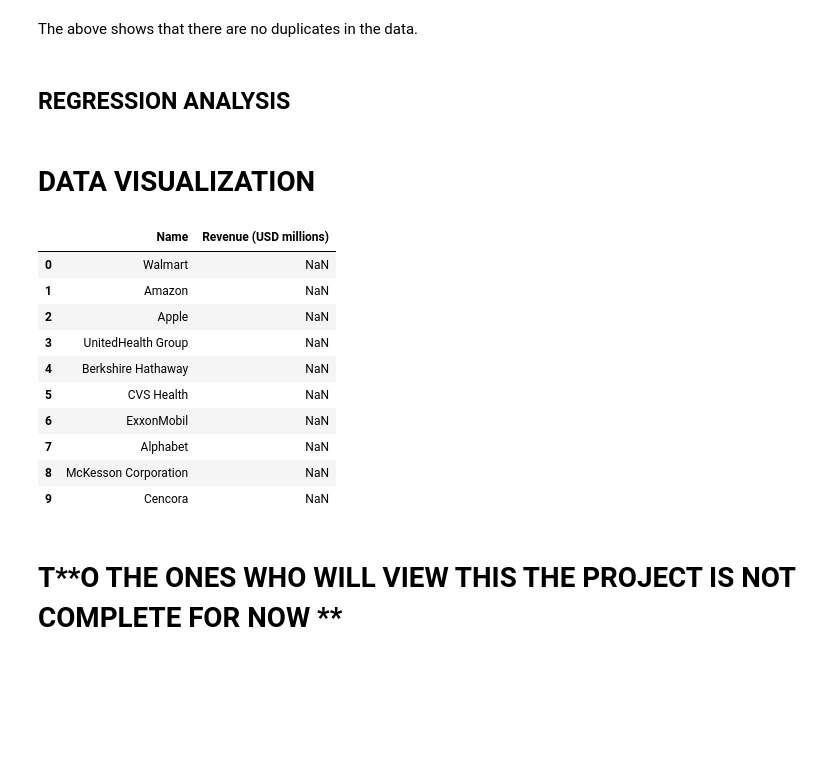
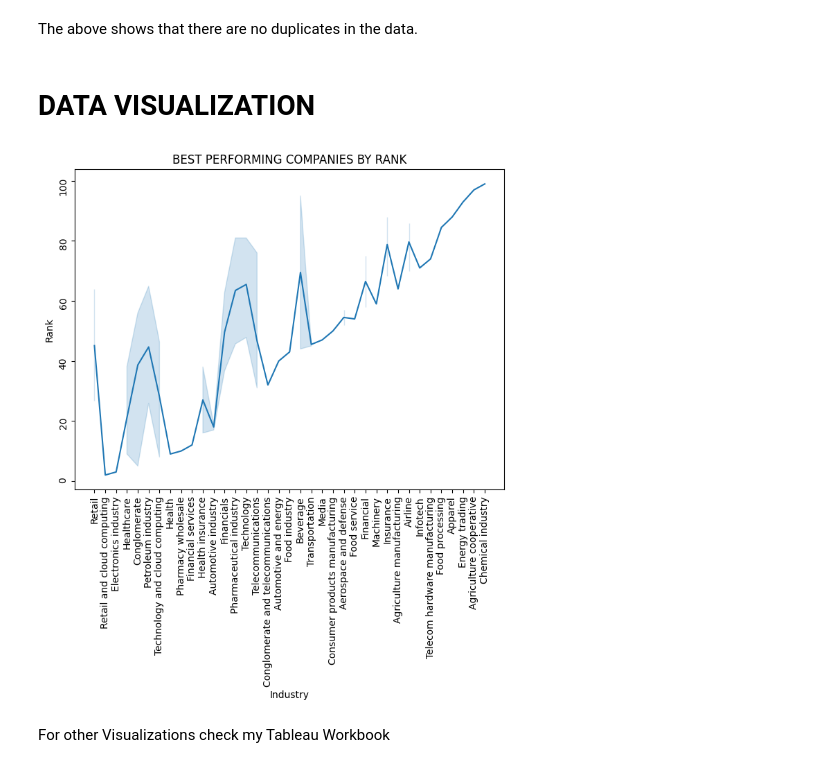
Before and after one commit to GDIAMEL/WIKIPEDIA-SCRAPPED-DATA-, a Jupyter notebook: SAMUEL_EMMANUEL_KIMARO.ipynb, the cells around one changed output. Drawn from its saved outputs; the diff is of its cells as text; code cells hidden in the pictures; blank space fills up the shorter version.

```diff
--- a/SAMUEL_EMMANUEL_KIMARO.ipynb
+++ b/SAMUEL_EMMANUEL_KIMARO.ipynb
@@ -20,7 +23,7 @@ import seaborn as sns
 # %% [markdown]
 # **LOADING THE DATA**
 # %%
-df = pd.read_csv('/content/USA_COMPANIES_PERFORMANCE_BY_REVENUE (1).CSV')
+df = pd.read_csv('/content/USA_COMPANIES_PERFORMANCE_BY_REVENUE.CSV')
 # %% [markdown]
 ## **EXPLORING THE DATA**
 # %%
@@ -124,5 +127,3 @@ df.duplicated().sum()
 0
 # %% [markdown]
 The above shows that there are no duplicates in the data.
-# %% [markdown]
-## **REGRESSION ANALYSIS**
@@ -134,24 +130,15 @@ from sklearn.metrics import mean_squared_error, r2_score
 # %% [markdown]
 # **DATA VISUALIZATION**
-# %%
-# Convert 'Revenue (USD millions)' to numeric, ignoring errors
-df['Revenue (USD millions)'] = pd.to_numeric(df['Revenue (USD millions)'], errors='coerce')
-
-# Now find the top 10 companies by revenue
-top10_companies = df.nlargest(10, 'Revenue (USD millions)')[["Name", "Revenue (USD millions)"]]
-
-top10_companies
-# %% [output]
-|  | Name | Revenue (USD millions) |
-| 0 | Walmart | NaN |
-| 1 | Amazon | NaN |
-| 2 | Apple | NaN |
-| 3 | UnitedHealth Group | NaN |
-| 4 | Berkshire Hathaway | NaN |
-| 5 | CVS Health | NaN |
-| 6 | ExxonMobil | NaN |
-| 7 | Alphabet | NaN |
-| 8 | McKesson Corporation | NaN |
-| 9 | Cencora | NaN |
-# %% [markdown]
-# T**O THE ONES WHO WILL VIEW THIS THE PROJECT IS NOT COMPLETE FOR NOW **
+# %%
+plt.figure(figsize=(8,6))
+sns.lineplot(x = df['Industry'], y = df['Rank'], data = df)
+plt.title('BEST PERFORMING COMPANIES BY RANK')
+plt.xlabel('Industry')
+plt.ylabel('Rank')
+plt.yticks(rotation=90)
+plt.xticks(rotation=90)
+plt.show()
+# %% [output]
+[figure, added]
+# %% [markdown]
+For other Visualizations check my Tableau Workbook
```
Also changed, not shown: parts of 4 cells of this notebook.
